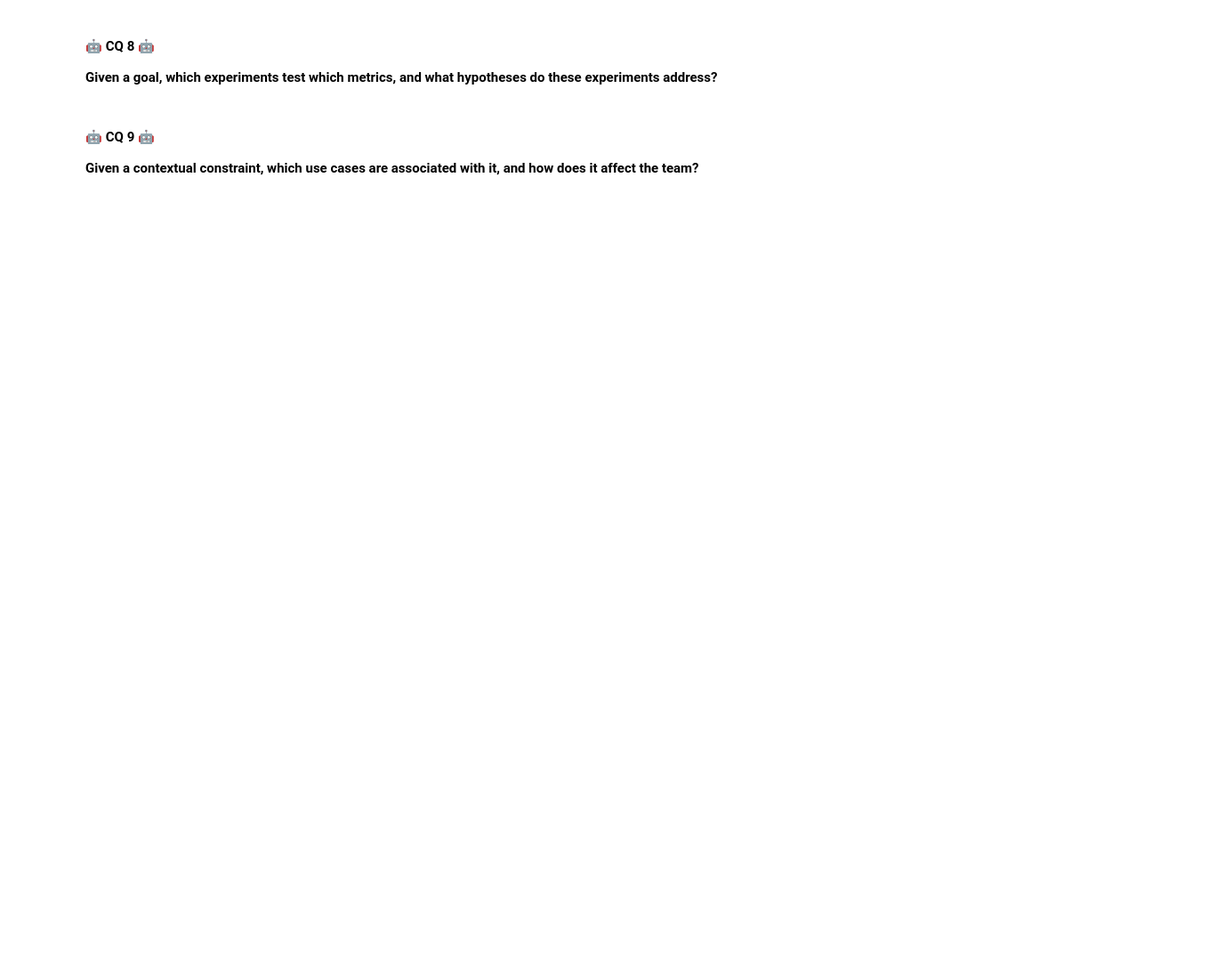
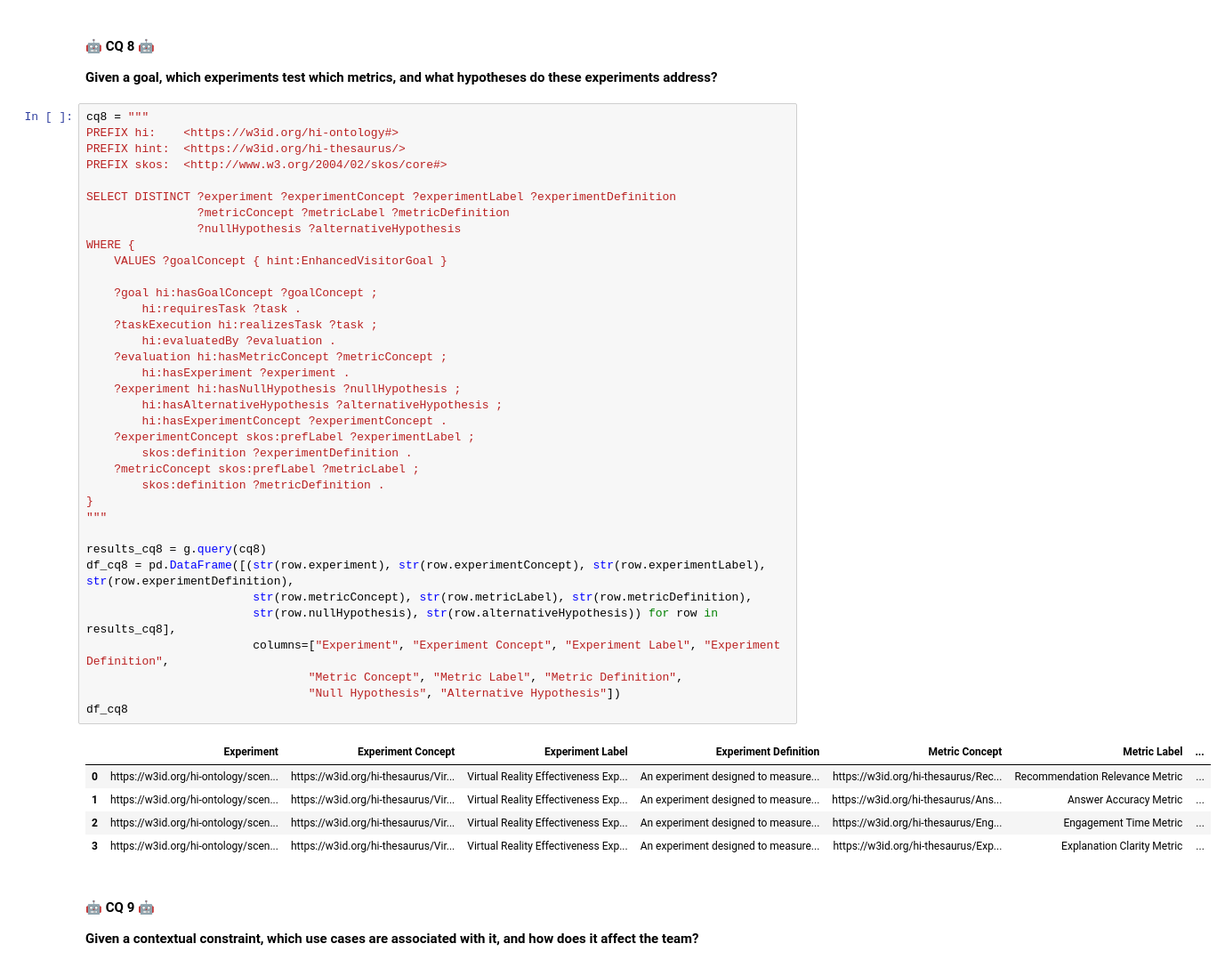
Before and after one commit to kai-vu/Hybrid-Intelligence-Ontology, a Jupyter notebook: case_study/cqs.ipynb, the cells around one changed output. Shown: that part at 89% size. Cells and saved outputs as stored; diff of their text form; blank space fills up the shorter version.

```diff
--- a/case_study/cqs.ipynb
+++ b/case_study/cqs.ipynb
@@ -321,6 +321,48 @@ df_cq7
 #### 🤖 CQ 8 🤖
 
 **Given a goal, which experiments test which metrics, and what hypotheses do these experiments address?**
+# %%
+cq8 = """
+PREFIX hi:    <https://w3id.org/hi-ontology#>
+PREFIX hint:  <https://w3id.org/hi-thesaurus/>
+PREFIX skos:  <http://www.w3.org/2004/02/skos/core#>
+
+SELECT DISTINCT ?experiment ?experimentConcept ?experimentLabel ?experimentDefinition
+                ?metricConcept ?metricLabel ?metricDefinition
+                ?nullHypothesis ?alternativeHypothesis
+WHERE {
+    VALUES ?goalConcept { hint:EnhancedVisitorGoal }
+
+    ?goal hi:hasGoalConcept ?goalConcept ;
+        hi:requiresTask ?task .
+    ?taskExecution hi:realizesTask ?task ;
+        hi:evaluatedBy ?evaluation .
+    ?evaluation hi:hasMetricConcept ?metricConcept ;
+        hi:hasExperiment ?experiment .
+    ?experiment hi:hasNullHypothesis ?nullHypothesis ;
+        hi:hasAlternativeHypothesis ?alternativeHypothesis ;
+        hi:hasExperimentConcept ?experimentConcept .
+    ?experimentConcept skos:prefLabel ?experimentLabel ;
+        skos:definition ?experimentDefinition .
+    ?metricConcept skos:prefLabel ?metricLabel ;
+        skos:definition ?metricDefinition .
+}
+"""
+
+results_cq8 = g.query(cq8)
+df_cq8 = pd.DataFrame([(str(row.experiment), str(row.experimentConcept), str(row.experimentLabel), str(row.experimentDefinition),
+                        str(row.metricConcept), str(row.metricLabel), str(row.metricDefinition),
+                        str(row.nullHypothesis), str(row.alternativeHypothesis)) for row in results_cq8],
+                        columns=["Experiment", "Experiment Concept", "Experiment Label", "Experiment Definition",
+                                "Metric Concept", "Metric Label", "Metric Definition",
+                                "Null Hypothesis", "Alternative Hypothesis"])
+df_cq8
+# %% [output]
+|  | Experiment | Experiment Concept | Experiment Label | Experiment Definition | Metric Concept | Metric Label | ... |
+| 0 | https://w3id.org/hi-ontology/scen... | https://w3id.org/hi-thesaurus/Vir... | Virtual Reality Effectiveness Exp... | An experiment designed to measure... | https://w3id.org/hi-thesaurus/Rec... | Recommendation Relevance Metric | ... |
+| 1 | https://w3id.org/hi-ontology/scen... | https://w3id.org/hi-thesaurus/Vir... | Virtual Reality Effectiveness Exp... | An experiment designed to measure... | https://w3id.org/hi-thesaurus/Ans... | Answer Accuracy Metric | ... |
+| 2 | https://w3id.org/hi-ontology/scen... | https://w3id.org/hi-thesaurus/Vir... | Virtual Reality Effectiveness Exp... | An experiment designed to measure... | https://w3id.org/hi-thesaurus/Eng... | Engagement Time Metric | ... |
+| 3 | https://w3id.org/hi-ontology/scen... | https://w3id.org/hi-thesaurus/Vir... | Virtual Reality Effectiveness Exp... | An experiment designed to measure... | https://w3id.org/hi-thesaurus/Exp... | Explanation Clarity Metric | ... |
 # %% [markdown]
 #### 🤖 CQ 9 🤖
 
```
Also changed, not shown: parts of 5 cells of this notebook, 2 other files.
